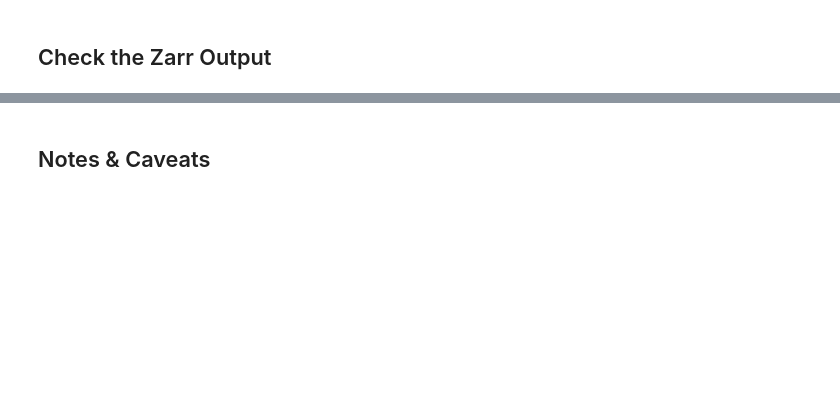
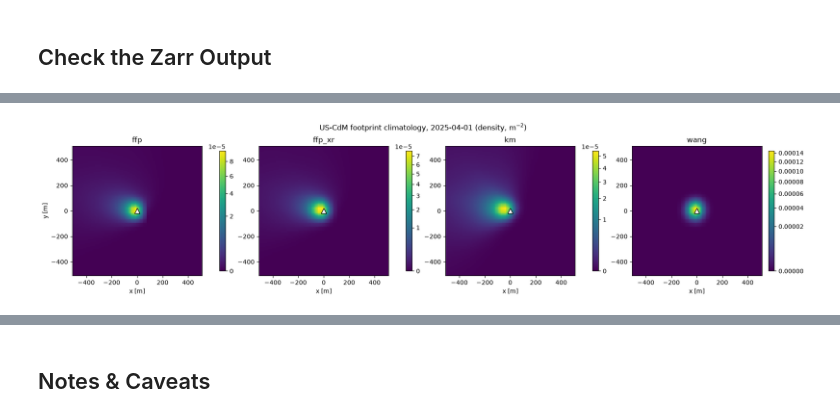
Before and after one commit to inkenbrandt/footprints, a Jupyter notebook: docs/notebooks/footprint_multistation_zarr.ipynb, the cells around one changed output, grey strips where cells are left out. Saved outputs shown, nothing was run; the diff lists cells and outputs as text; code cells hidden in the pictures; blank space fills up the shorter version.

```diff
--- a/docs/notebooks/footprint_multistation_zarr.ipynb
+++ b/docs/notebooks/footprint_multistation_zarr.ipynb
@@ -230,19 +244,19 @@ def regrid(fclim: xr.DataArray) -> np.ndarray:
 
 
 def write_combined_store(sid, lat, lon, climatologies, store) -> Path:
-    """climatologies: {model_type: {month_start (Timestamp): (y, x) array}}"""
-    months = sorted({m for per_model in climatologies.values() for m in per_model})
+    """climatologies: {model_type: {day (Timestamp): (y, x) array}}"""
+    days = sorted({d for per_model in climatologies.values() for d in per_model})
     data_vars = {}
-    for model_type, per_month in climatologies.items():
-        stack = np.full((len(months), len(common_y), len(common_x)), np.nan, dtype="float32")
-        for i, month in enumerate(months):
-            if month in per_month:
-                stack[i] = per_month[month]
+    for model_type, per_day in climatologies.items():
+        stack = np.full((len(days), len(common_y), len(common_x)), np.nan, dtype="float32")
+        for i, day in enumerate(days):
+            if day in per_day:
+                stack[i] = per_day[day]
         data_vars[model_type] = xr.DataArray(
             stack,
-            dims=("time_monthly", "y", "x"),
+            dims=("time_daily", "y", "x"),
             attrs={
-                "long_name": f"Monthly {model_type} footprint climatology (regridded)",
+                "long_name": f"Daily {model_type} footprint climatology (regridded)",
                 "units": "m-2",
                 "grid_mapping": "spatial_ref",
             },
@@ -255,7 +269,7 @@ def write_combined_store(sid, lat, lon, climatologies, store) -> Path:
     ds = xr.Dataset(
         data_vars,
         coords={
-            "time_monthly": pd.DatetimeIndex(months),
+            "time_daily": pd.DatetimeIndex(days),
             "x": ("x", common_x, {"units": "m", "long_name": "Distance east of tower"}),
             "y": ("y", common_y, {"units": "m", "long_name": "Distance north of tower"}),
             "easting": ("x", common_x + x0, {"units": "m", "standard_name": "projection_x_coordinate"}),
@@ -266,7 +280,7 @@ def write_combined_store(sid, lat, lon, climatologies, store) -> Path:
             ),
         },
         attrs={
-            "title": f"{sid} monthly footprint climatology by model",
+            "title": f"{sid} daily footprint climatology by model",
             "station": sid,
             "station_lat": float(lat),
             "station_lon": float(lon),
@@ -426,31 +545,35 @@ ds
 # %%
-month = ds["time_monthly"].values[0]
-layers = {m: ds[m].sel(time_monthly=month).values for m in ds.data_vars}
-layers = {m: a for m, a in layers.items() if np.isfinite(a).any()}   # models with data this month
+# First day with the most models present
+n_models = sum(np.isfinite(ds[m]).any(["x", "y"]).astype(int) for m in ds.data_vars)
+day = ds["time_daily"].values[int(n_models.argmax())]
+layers = {m: ds[m].sel(time_daily=day).values for m in ds.data_vars}
+layers = {m: a for m, a in layers.items() if np.isfinite(a).any()}   # models with data this day
 
 
 def extent(arr, frac=0.8):
     # largest |x| or |y| of the cells holding `frac` of the footprint
     flat = np.sort(np.nan_to_num(arr).ravel())[::-1]
     n = min(np.searchsorted(np.cumsum(flat) / flat.sum(), frac), flat.size - 1)
     yy, xx = np.nonzero(arr >= flat[n])
     return max(np.abs(ds["x"].values[xx]).max(), np.abs(ds["y"].values[yy]).max())
 
 
 lim = 1.5 * max(extent(a) for a in layers.values()) + DX
 
 fig, axes = plt.subplots(1, len(layers), figsize=(4.4 * len(layers), 4.0), squeeze=False, layout="constrained")
 axes = axes[0]
 for ax, (m, arr) in zip(axes, layers.items()):
     im = ax.pcolormesh(ds["x"], ds["y"], arr, cmap="viridis", norm=PowerNorm(0.5, vmin=0), shading="auto")
     ax.plot(0, 0, marker="^", color="white", markeredgecolor="black", markersize=9, zorder=5)
     ax.set_title(m)
     ax.set_xlabel("x [m]")
     ax.set_xlim(-lim, lim)
     ax.set_ylim(-lim, lim)
     ax.set_aspect("equal")
     fig.colorbar(im, ax=ax, shrink=0.8)
 axes[0].set_ylabel("y [m]")
-fig.suptitle(f"{sid} footprint climatology, {pd.Timestamp(month):%Y-%m} (density, m$^{{-2}}$)")
+fig.suptitle(f"{sid} footprint climatology, {pd.Timestamp(day):%Y-%m-%d} (density, m$^{{-2}}$)")
 plt.show()
+# %% [output]
+[figure, added]
 # %%
```
Also changed, not shown: parts of 13 cells of this notebook.
